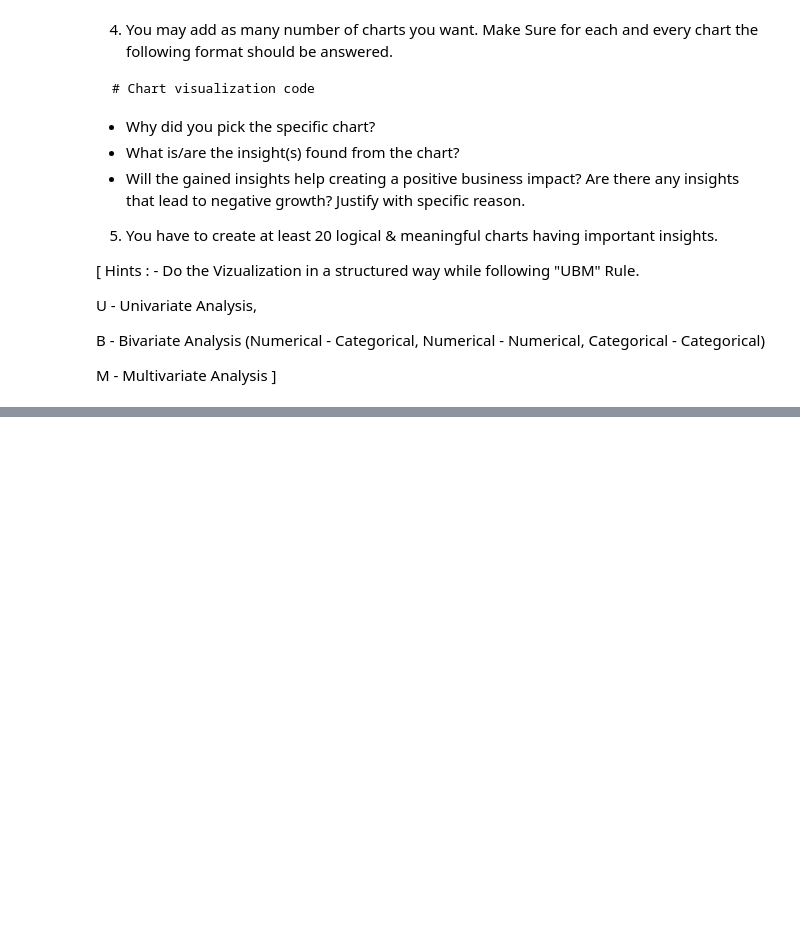
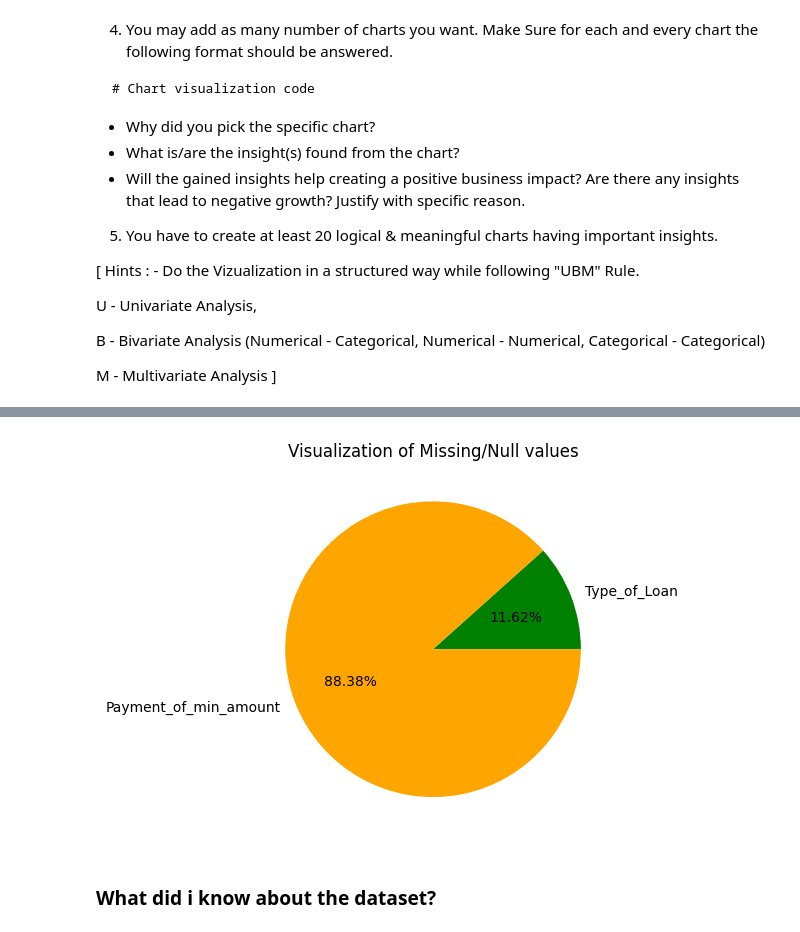
Before and after one commit to kamlendujha123/PaisaBazaar-Banking-Fraud-Analysis-EDA-Project, a Jupyter notebook: PaisaBazaar_Banking_Fraud_Analysis_EDA_Project.ipynb, the cells around one changed output, grey strips where cells are left out. Cells and saved outputs as stored; diff of their text form; code cells hidden in the pictures; blank space fills up the shorter version.

Commit message:
Dataset exploration, Identification of missing and null values.

```diff
--- a/PaisaBazaar_Banking_Fraud_Analysis_EDA_Project.ipynb
+++ b/PaisaBazaar_Banking_Fraud_Analysis_EDA_Project.ipynb
@@ -84,0 +151,4 @@ M - Multivariate Analysis
+# %%
+# By using .shape meythod we can print count of rows and coulumns.
+rows,columns=data.shape
+print(f"The total numbers of rows are {rows} and columns are {columns} in the given dataset.")
@@ -84,0 +190,6 @@ M - Multivariate Analysis
+# %%
+# by using .loc() function we will remove all the Not Mentioned values from the Types_of_Loan column.
+data.loc[(data['Num_of_Loan'] >= 1) & (data['Type_of_Loan']=='Not Specified'),'Type_of_Loan']=np.nan
+# %%
+# Now replacing the NM with np.nan values from Payment_of_Min_Amount column from database
+data.loc[(data['Payment_of_Min_Amount']=='NM') & (data['Num_of_Loan']>0),'Payment_of_Min_Amount']=np.nan
@@ -84,0 +247,4 @@ M - Multivariate Analysis
+# %%
+# Percentage of missing or null values of the dataset.
+Null_values=(data.isnull().sum()/rows)*100
+Null_values
@@ -84,0 +288,13 @@ M - Multivariate Analysis
+# %%
+# Pie plot of Missing/Null value
+attributes_name=['Type_of_Loan','Payment_of_min_amount']
+percent_value=[Null_values['Type_of_Loan'],Null_values['Payment_of_Min_Amount']]
+colors=['green','orange']
+plt.title('Visualization of Missing/Null values')
+ex=[0.0,0.0]
+plt.pie(labels=attributes_name,x=percent_value,colors=colors,explode=ex,autopct='%.02f%%')
+plt.show()
+# %% [output]
+[figure, added]
+# %% [markdown]
+### What did i know about the dataset?
```
Also changed, not shown: parts of 33 cells of this notebook.
